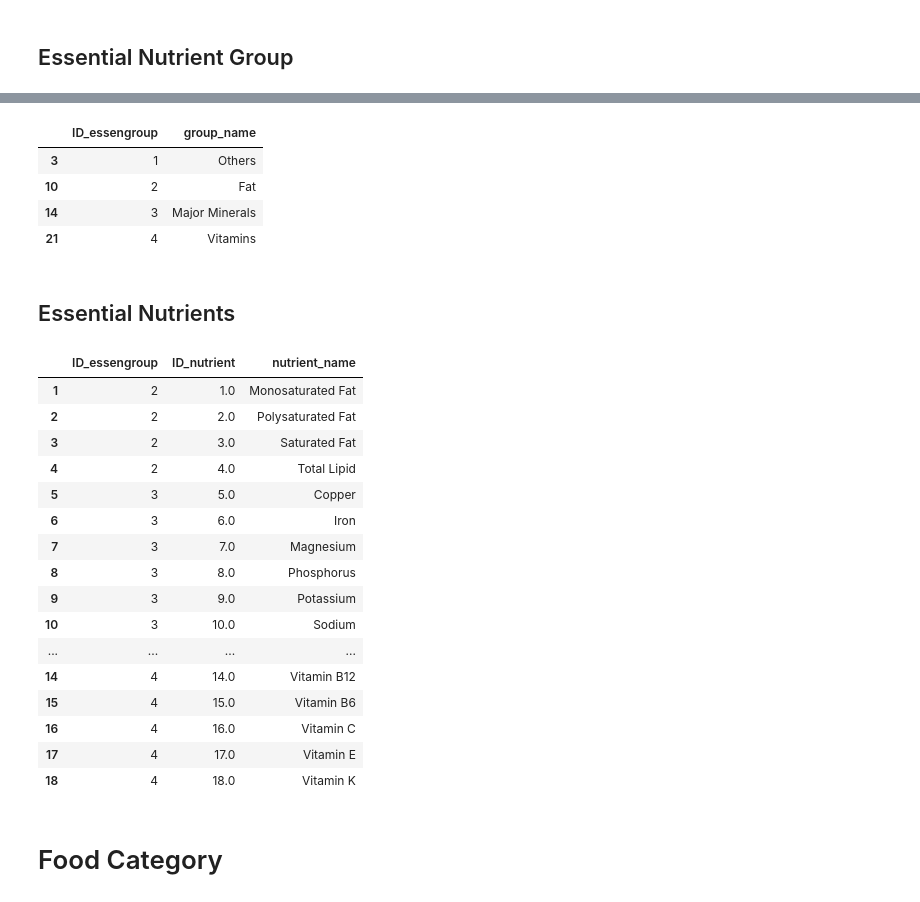
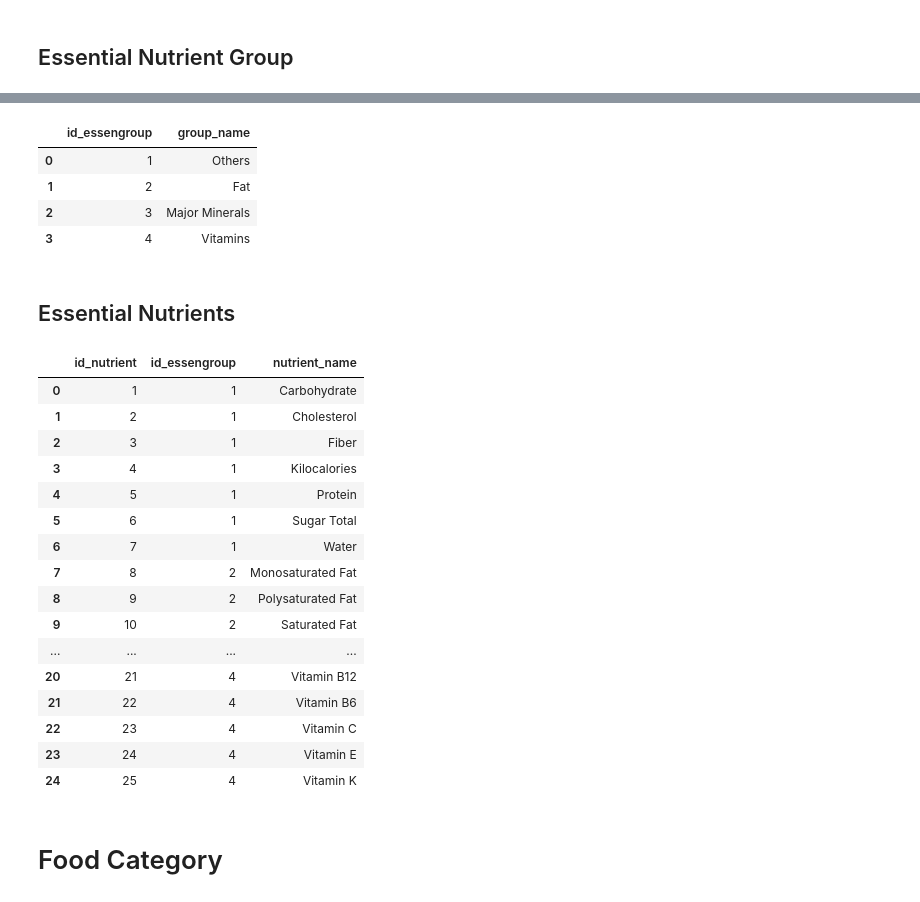
Before and after one commit to CristyCarmona/Project_FoodAnalysis, a Jupyter notebook: ETL.ipynb, the cells around one changed output, grey strips where cells are left out. Cells and saved outputs as stored; diff of their text form; code cells hidden in the pictures.

```diff
--- a/ETL.ipynb
+++ b/ETL.ipynb
@@ -77,7 +41,7 @@ nutrients=nutrients[0].str.split(".", expand=True)
 #Create essential nutrient group table
 essential_nutrient_group= nutrients[[1]].copy()
 # %%
-essential_nutrient_group= essential_nutrient_group.dropna()
+essential_nutrient_group= essential_nutrient_group.dropna().reset_index(drop=True)
 # %%
 essential_nutrient_group= essential_nutrient_group.rename(columns={1:"group_name"})
 # %%
@@ -85,4 +49,4 @@ essential_nutrient_group['group_name'] = essential_nutrient_group['group_name'].
     {'Carbohydrate': 'Others', 'Cholesterol': 'Others','Fiber': 'Others','Kilocalories': 'Others',
     'Protein': 'Others','Sugar Total': 'Others','Water': 'Others'})
 # %%
-essential_nutrient_group= essential_nutrient_group.drop_duplicates()
+essential_nutrient_group= essential_nutrient_group.drop_duplicates().reset_index(drop=True)
@@ -97,11 +53,11 @@ essential_nutrient_group
 # %%
-essential_nutrient_group.insert(0,'ID_essengroup',range(1,1+len(essential_nutrient_group)))
+essential_nutrient_group.insert(0,'id_essengroup',range(1,1+len(essential_nutrient_group)))
 essential_nutrient_group
 # %% [output]
-|  | ID_essengroup | group_name |
-| 3 | 1 | Others |
-| 10 | 2 | Fat |
-| 14 | 3 | Major Minerals |
-| 21 | 4 | Vitamins |
+|  | id_essengroup | group_name |
+| 0 | 1 | Others |
+| 1 | 2 | Fat |
+| 2 | 3 | Major Minerals |
+| 3 | 4 | Vitamins |
 # %% [markdown]
 ## Essential Nutrients
@@ -108,32 +66,35 @@ essential_nutrient_group
+# %%
+for index, row_value in enumerate(essential_nutrients[2].isnull()):
+    if row_value:
+         essential_nutrients.at[index, 2] = essential_nutrients.at[index, 1]
 # %%
-essential_nutrients= nutrients[[1,2]].copy()
 essential_nutrients= essential_nutrients.dropna()
-essential_nutrients= essential_nutrients.drop_duplicates()
+essential_nutrients.iloc[0:7,0]="Others"
 essential_nutrients= essential_nutrients.rename(columns={1:"group_name",2:"nutrient_name"})
-essential_nutrients.insert(0,'ID_nutrient',range(1,1+len(essential_nutrients)))
-
+essential_nutrients.insert(0,'id_nutrient',range(1,1+len(essential_nutrients)))
 essential_nutrients=essential_nutrient_group.merge(essential_nutrients, on="group_name",how='left')
 essential_nutrients= essential_nutrients.dropna()
 essential_nutrients=essential_nutrients.drop(['group_name'], axis=1)
+essential_nutrients= essential_nutrients.reindex(columns=['id_nutrient','id_essengroup','nutrient_name'])
 essential_nutrients
 # %% [output]
-|  | ID_essengroup | ID_nutrient | nutrient_name |
-| 1 | 2 | 1.0 | Monosaturated Fat |
-| 2 | 2 | 2.0 | Polysaturated Fat |
-| 3 | 2 | 3.0 | Saturated Fat |
-| 4 | 2 | 4.0 | Total Lipid |
-| 5 | 3 | 5.0 | Copper |
-| 6 | 3 | 6.0 | Iron |
-| 7 | 3 | 7.0 | Magnesium |
-| 8 | 3 | 8.0 | Phosphorus |
-| 9 | 3 | 9.0 | Potassium |
-| 10 | 3 | 10.0 | Sodium |
+|  | id_nutrient | id_essengroup | nutrient_name |
+| 0 | 1 | 1 | Carbohydrate |
+| 1 | 2 | 1 | Cholesterol |
+| 2 | 3 | 1 | Fiber |
+| 3 | 4 | 1 | Kilocalories |
+| 4 | 5 | 1 | Protein |
+| 5 | 6 | 1 | Sugar Total |
+| 6 | 7 | 1 | Water |
+| 7 | 8 | 2 | Monosaturated Fat |
+| 8 | 9 | 2 | Polysaturated Fat |
+| 9 | 10 | 2 | Saturated Fat |
 | ... | ... | ... | ... |
-| 14 | 4 | 14.0 | Vitamin B12 |
-| 15 | 4 | 15.0 | Vitamin B6 |
-| 16 | 4 | 16.0 | Vitamin C |
-| 17 | 4 | 17.0 | Vitamin E |
-| 18 | 4 | 18.0 | Vitamin K |
+| 20 | 21 | 4 | Vitamin B12 |
+| 21 | 22 | 4 | Vitamin B6 |
+| 22 | 23 | 4 | Vitamin C |
+| 23 | 24 | 4 | Vitamin E |
+| 24 | 25 | 4 | Vitamin K |
 # %% [markdown]
 # Food Category
 # %%
```
Also changed, not shown: parts of 26 cells of this notebook.
